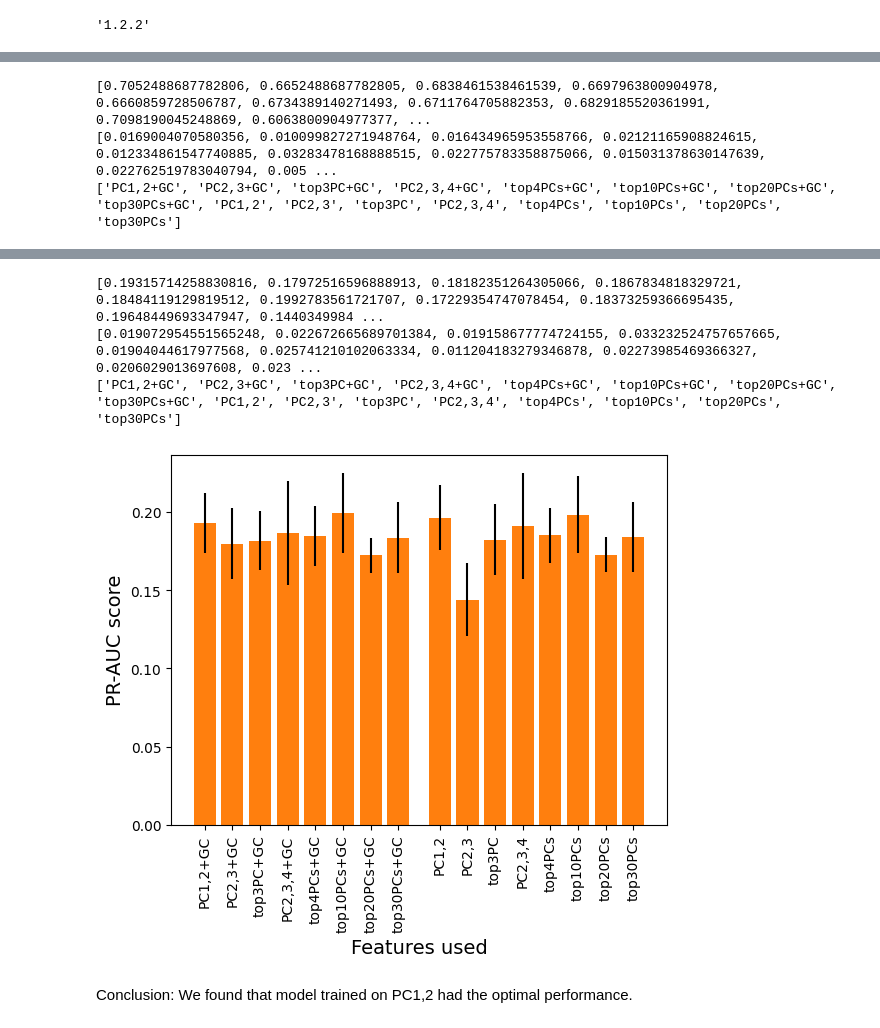
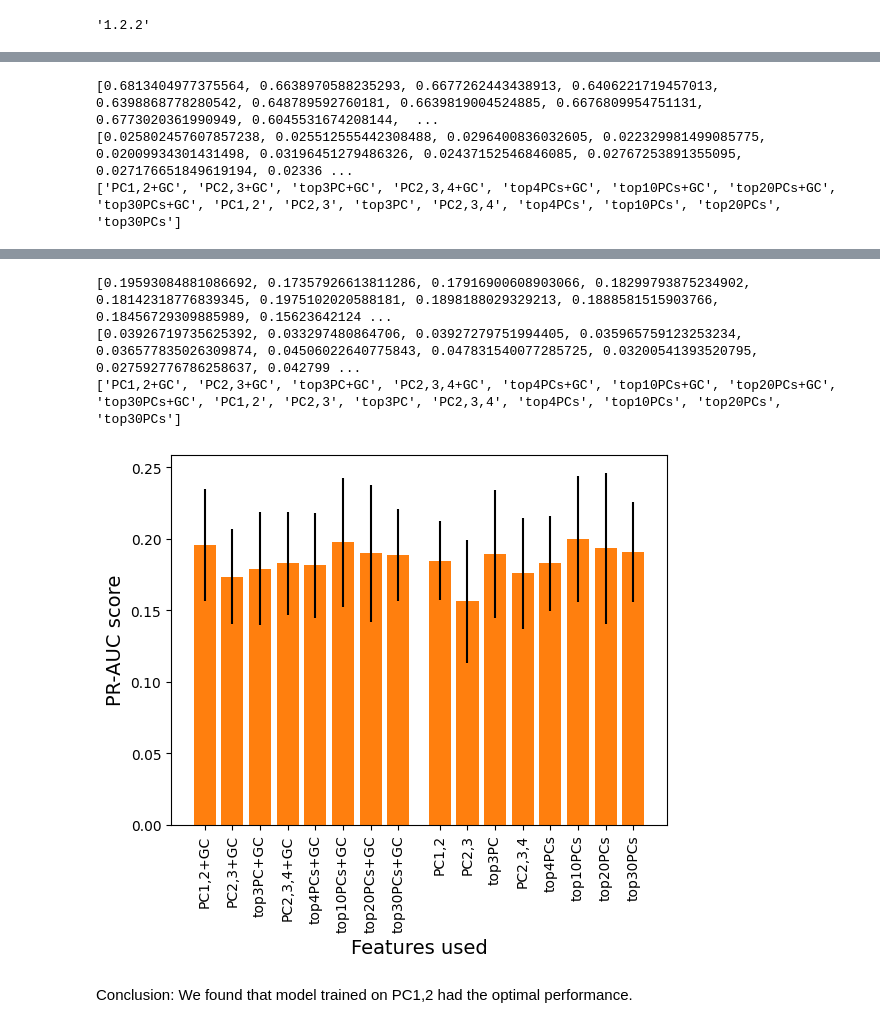
Before and after one commit to yyaoisgood2021/HUB-screening, a Jupyter notebook: scripts/CNN-AE-LR.ipynb, the cells around one changed output, grey strips where cells are left out. Saved outputs shown, nothing was run; the diff lists cells and outputs as text; code cells hidden in the pictures.

```diff
--- a/scripts/CNN-AE-LR.ipynb
+++ b/scripts/CNN-AE-LR.ipynb
@@ -379,6 +379,14 @@ from sklearn.manifold import TSNE
 from sklearn.cluster import KMeans
 from sklearn.linear_model import LogisticRegression
 from sklearn.model_selection import train_test_split
+# %%
+# Note in the next cell, if you want to get exactly the same results, you should
+# (1) use exactly the same random seeds for each feature. The seeds can be loaded from `resources/ext_0.rep_2/random_seeds.txt`
+# (2) use the same CNN-AE model to learn latent representations. The model weights can be loaded from `resources/ext_0.rep_2/Ep_200-val_loss_0.02.hdf5`
+# (3) run PCA with the same seed (5), if step (2) and (3) are executed successfully, you should see the same feature dataframe in `resources/ext_0.rep_2/dt_1st_PC_GC.txt`
+
+seed_dt = pd.read_csv('resources/ext_0.rep_2/random_seeds.txt', sep='\t')
+dt_1st_PC_GC = pd.read_csv('resources/ext_0.rep_2/dt_1st_PC_GC.txt', sep='\t')
 # %%
 # set params for LR
 PCs_to_use_dict = {
@@ -438,11 +446,16 @@ for exp_name, exp_PC in PCs_to_use_dict.items():
         roc_auc_hist = []
         pr_auc_hist = []
 
-        for rep_id in range(30): # perform 30 independent runs for each condition
+        if model_name in seed_dt.columns:
+            seed_list = list(seed_dt[model_name])
+        else:
+            seed_list = [int(30+20*_i) for _i in range(20)]
+
+        for rep_id, random_seed in enumerate(seed_list): # perform 30 independent runs for each condition
 
             # split for ess and noness respectively
-            X_train_ess, X_test_ess, y_train_ess, y_test_ess = train_test_split(X_ess, y_ess, test_size=0.25, )
-            X_train_noness, X_test_noness, y_train_noness, y_test_noness = train_test_split(X_noness, y_noness, test_size=0.25, )
+            X_train_ess, X_test_ess, y_train_ess, y_test_ess = train_test_split(X_ess, y_ess, test_size=0.25, random_state=random_seed, )
+            X_train_noness, X_test_noness, y_train_noness, y_test_noness = train_test_split(X_noness, y_noness, test_size=0.25, random_state=random_seed, )
 
             X_train = np.vstack((X_train_ess, X_train_noness))
             X_test = np.vstack((X_test_ess, X_test_noness))
@@ -459,6 +472,7 @@ for exp_name, exp_PC in PCs_to_use_dict.items():
             lg = LogisticRegression(
                 class_weight = 'balanced',
                 max_iter=1000,
+                random_state=random_seed,
                 # solver='liblinear',
                                     )
 
@@ -531,18 +581,18 @@ print(roc_height_hist)
 print(roc_height_err_hist)
 print(roc_name_hist)
 
-# x = [i for i in range(8)] + [i+0.5 for i in range(8,16)]
+x = [i for i in range(8)] + [i+0.5 for i in range(8,16)]
 
 
-# plt.bar(x=x,
-#         height=roc_height_hist,
-#         yerr=roc_height_err_hist,
-#         # label=name_hist,
-#         )
-# plt.xticks(x, roc_name_hist, rotation=90)
-# plt.ylabel('ROC-AUC score', size=14)
-# plt.xlabel('Features used', size=14)
-# plt.show()
+plt.bar(x=x,
+        height=roc_height_hist,
+        yerr=roc_height_err_hist,
+        # label=name_hist,
+        )
+plt.xticks(x, roc_name_hist, rotation=90)
+plt.ylabel('ROC-AUC score', size=14)
+plt.xlabel('Features used', size=14)
+plt.show()
 
 for GC_type in GC_dict.keys():
     for exp_name, exp_PC in PCs_to_use_dict.items():
@@ -557,24 +607,24 @@ for GC_type in GC_dict.keys():
         pr_height_err_hist.append(np.std(pr_auc_this))
         pr_name_hist.append(model_name)
 
-# print(pr_height_hist)
-# print(pr_height_err_hist)
-# print(pr_name_hist)
+print(pr_height_hist)
+print(pr_height_err_hist)
+print(pr_name_hist)
 
 # x = [i for i in range(8)] + [i+0.5 for i in range(8,16)]
 
 
-# plt.bar(x=x,
-#         height=pr_height_hist,
-#         yerr=pr_height_err_hist,
-#         # label=name_hist,
-#         color=(1.0, 0.4980392156862745, 0.054901960784313725, 1),
-#         )
-# plt.xticks(x, pr_name_hist, rotation=90)
-# plt.ylabel('PR-AUC score', size=14)
-# plt.xlabel('Features used', size=14)
-# plt.show()
+plt.bar(x=x,
+        height=pr_height_hist,
+        yerr=pr_height_err_hist,
+        # label=name_hist,
+        color=(1.0, 0.4980392156862745, 0.054901960784313725, 1),
+        )
+plt.xticks(x, pr_name_hist, rotation=90)
+plt.ylabel('PR-AUC score', size=14)
+plt.xlabel('Features used', size=14)
+plt.show()
 # %% [output]
-[0.7052488687782806, 0.6652488687782805, 0.6838461538461539, 0.6697963800904978, 0.6660859728506787, 0.6734389140271493, 0.6711764705882353, 0.6829185520361991, 0.7098190045248869, 0.6063800904977377, ...
-[0.0169004070580356, 0.010099827271948764, 0.016434965953558766, 0.02121165908824615, 0.012334861547740885, 0.03283478168888515, 0.022775783358875066, 0.015031378630147639, 0.022762519783040794, 0.005 ...
+[0.6813404977375564, 0.6638970588235293, 0.6677262443438913, 0.6406221719457013, 0.6398868778280542, 0.648789592760181, 0.6639819004524885, 0.6676809954751131, 0.6773020361990949, 0.6045531674208144,  ...
+[0.025802457607857238, 0.025512555442308488, 0.0296400836032605, 0.022329981499085775, 0.02009934301431498, 0.03196451279486326, 0.02437152546846085, 0.02767253891355095, 0.027176651849619194, 0.02336 ...
 ['PC1,2+GC', 'PC2,3+GC', 'top3PC+GC', 'PC2,3,4+GC', 'top4PCs+GC', 'top10PCs+GC', 'top20PCs+GC', 'top30PCs+GC', 'PC1,2', 'PC2,3', 'top3PC', 'PC2,3,4', 'top4PCs', 'top10PCs', 'top20PCs', 'top30PCs']
@@ -582,6 +632,6 @@ for GC_type in GC_dict.keys():
-[0.19315714258830816, 0.17972516596888913, 0.18182351264305066, 0.1867834818329721, 0.18484119129819512, 0.1992783561721707, 0.17229354747078454, 0.18373259366695435, 0.19648449693347947, 0.1440349984 ...
-[0.019072954551565248, 0.022672665689701384, 0.019158677774724155, 0.033232524757657665, 0.01904044617977568, 0.025741210102063334, 0.011204183279346878, 0.02273985469366327, 0.0206029013697608, 0.023 ...
+[0.19593084881086692, 0.17357926613811286, 0.17916900608903066, 0.18299793875234902, 0.18142318776839345, 0.1975102020588181, 0.1898188029329213, 0.1888581515903766, 0.18456729309885989, 0.15623642124 ...
+[0.03926719735625392, 0.033297480864706, 0.03927279751994405, 0.035965759123253234, 0.036577835026309874, 0.04506022640775843, 0.047831540077285725, 0.03200541393520795, 0.027592776786258637, 0.042799 ...
 ['PC1,2+GC', 'PC2,3+GC', 'top3PC+GC', 'PC2,3,4+GC', 'top4PCs+GC', 'top10PCs+GC', 'top20PCs+GC', 'top30PCs+GC', 'PC1,2', 'PC2,3', 'top3PC', 'PC2,3,4', 'top4PCs', 'top10PCs', 'top20PCs', 'top30PCs']
-[figure, old version]
+[figure, new version]
 # %% [markdown]
 Conclusion: We found that model trained on PC1,2 had the optimal performance.
```
Also changed, not shown: parts of 3 cells of this notebook.
